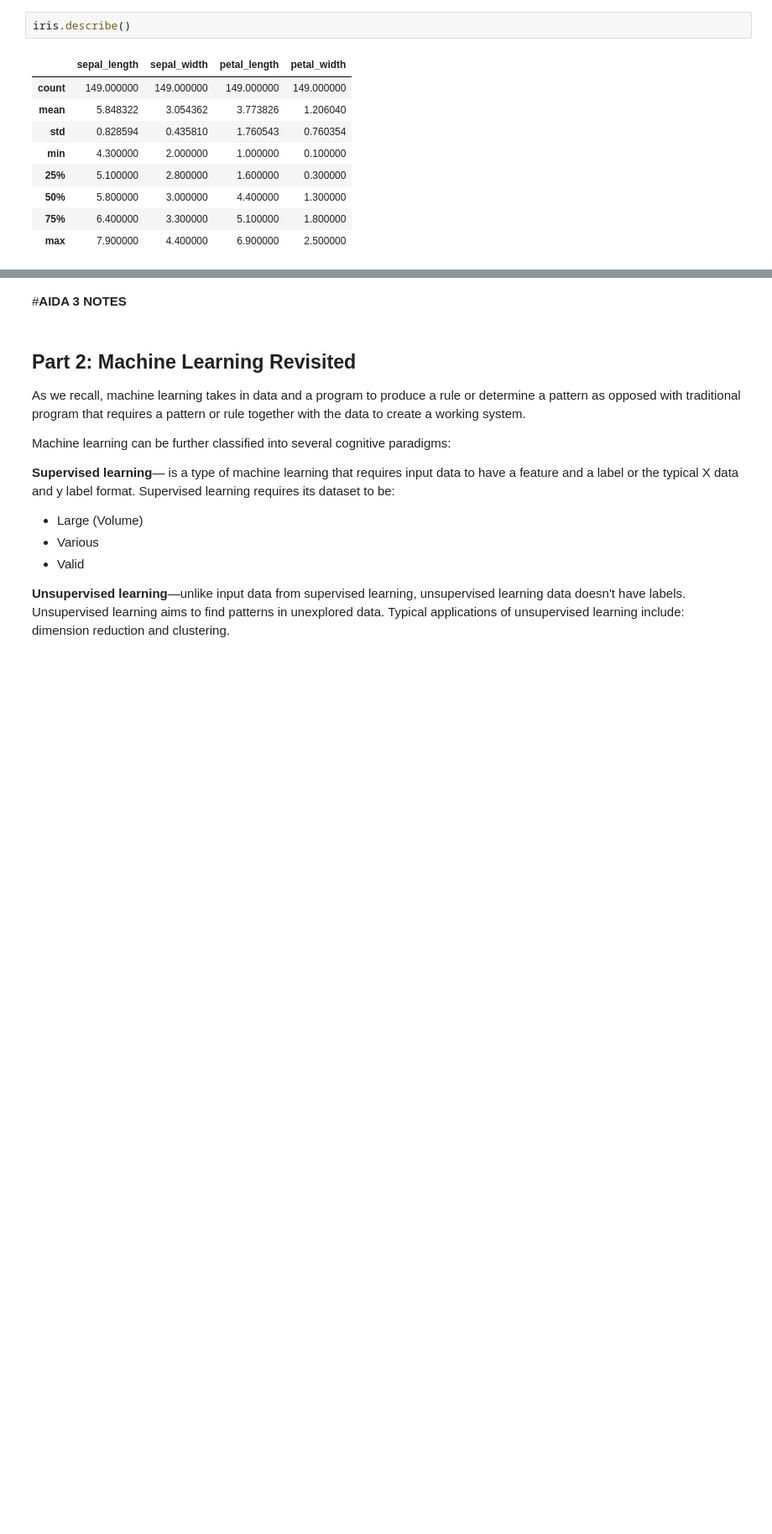
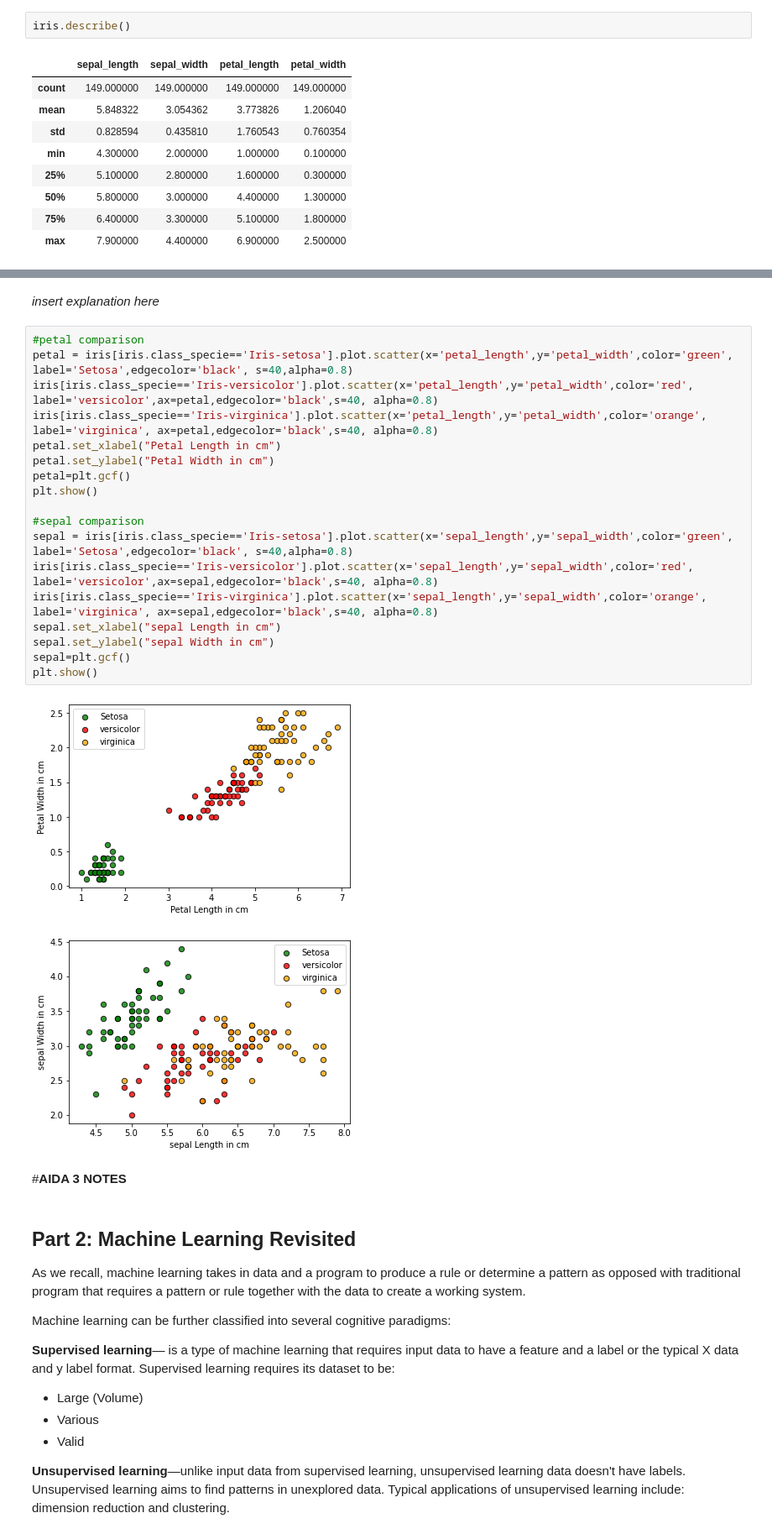
Before and after one commit to Nikkuchan/AIDA1_Wagler, a Jupyter notebook: 58026_LabNo1_Wagler.ipynb, the cells around one changed output, grey strips where cells are left out. Shown at 84% size. Cells and saved outputs as stored; diff of their text form; blank space fills up the shorter version.

```diff
--- a/58026_LabNo1_Wagler.ipynb
+++ b/58026_LabNo1_Wagler.ipynb
@@ -65,3 +70,26 @@ GridPlot.add_legend()
+# %% [markdown]
+*insert explanation here*
+# %%
+#petal comparison
+petal = iris[iris.class_specie=='Iris-setosa'].plot.scatter(x='petal_length',y='petal_width',color='green', label='Setosa',edgecolor='black', s=40,alpha=0.8)
+iris[iris.class_specie=='Iris-versicolor'].plot.scatter(x='petal_length',y='petal_width',color='red', label='versicolor',ax=petal,edgecolor='black',s=40, alpha=0.8)
+iris[iris.class_specie=='Iris-virginica'].plot.scatter(x='petal_length',y='petal_width',color='orange', label='virginica', ax=petal,edgecolor='black',s=40, alpha=0.8)
+petal.set_xlabel("Petal Length in cm")
+petal.set_ylabel("Petal Width in cm")
+petal=plt.gcf()
+plt.show()
+
+#sepal comparison
+sepal = iris[iris.class_specie=='Iris-setosa'].plot.scatter(x='sepal_length',y='sepal_width',color='green', label='Setosa',edgecolor='black', s=40,alpha=0.8)
+iris[iris.class_specie=='Iris-versicolor'].plot.scatter(x='sepal_length',y='sepal_width',color='red', label='versicolor',ax=sepal,edgecolor='black',s=40, alpha=0.8)
+iris[iris.class_specie=='Iris-virginica'].plot.scatter(x='sepal_length',y='sepal_width',color='orange', label='virginica', ax=sepal,edgecolor='black',s=40, alpha=0.8)
+sepal.set_xlabel("sepal Length in cm")
+sepal.set_ylabel("sepal Width in cm")
+sepal=plt.gcf()
+plt.show()
+# %% [output]
+[figure, added]
+[figure, added]
 # %% [markdown]
 #**AIDA 3 NOTES**
 # %% [markdown]
```
Also changed, not shown: parts of 7 cells of this notebook.
